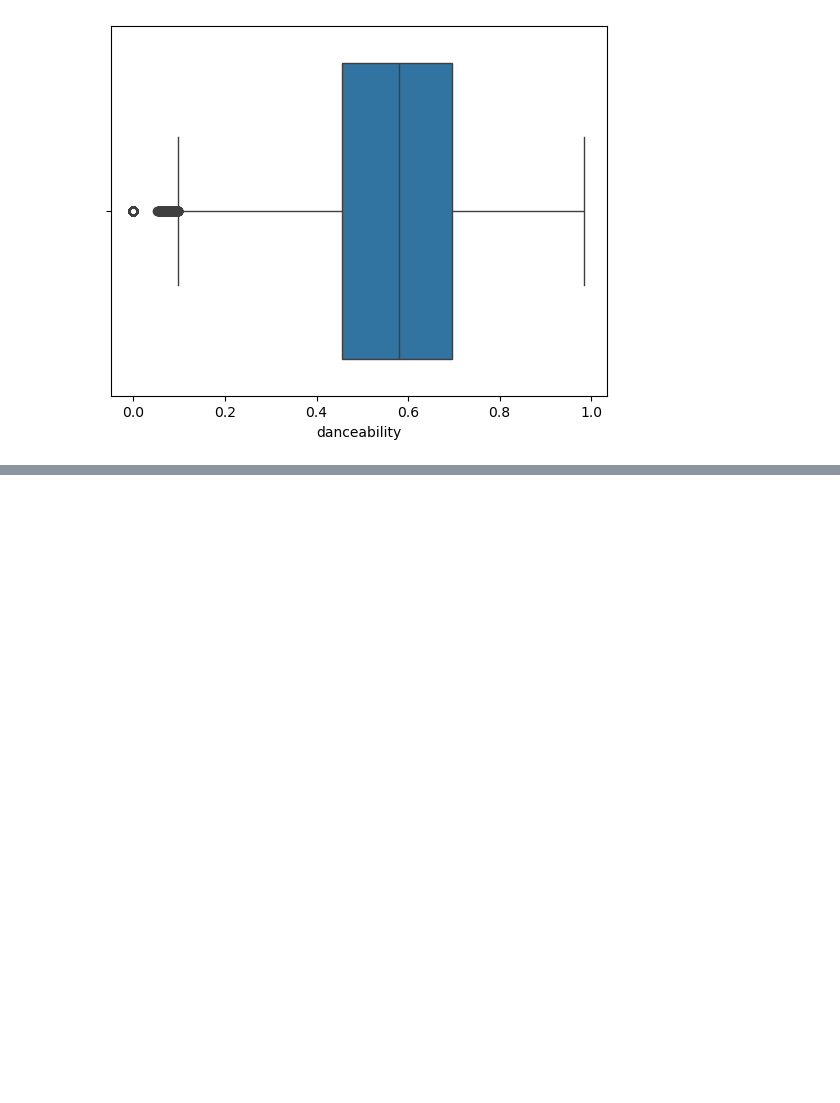
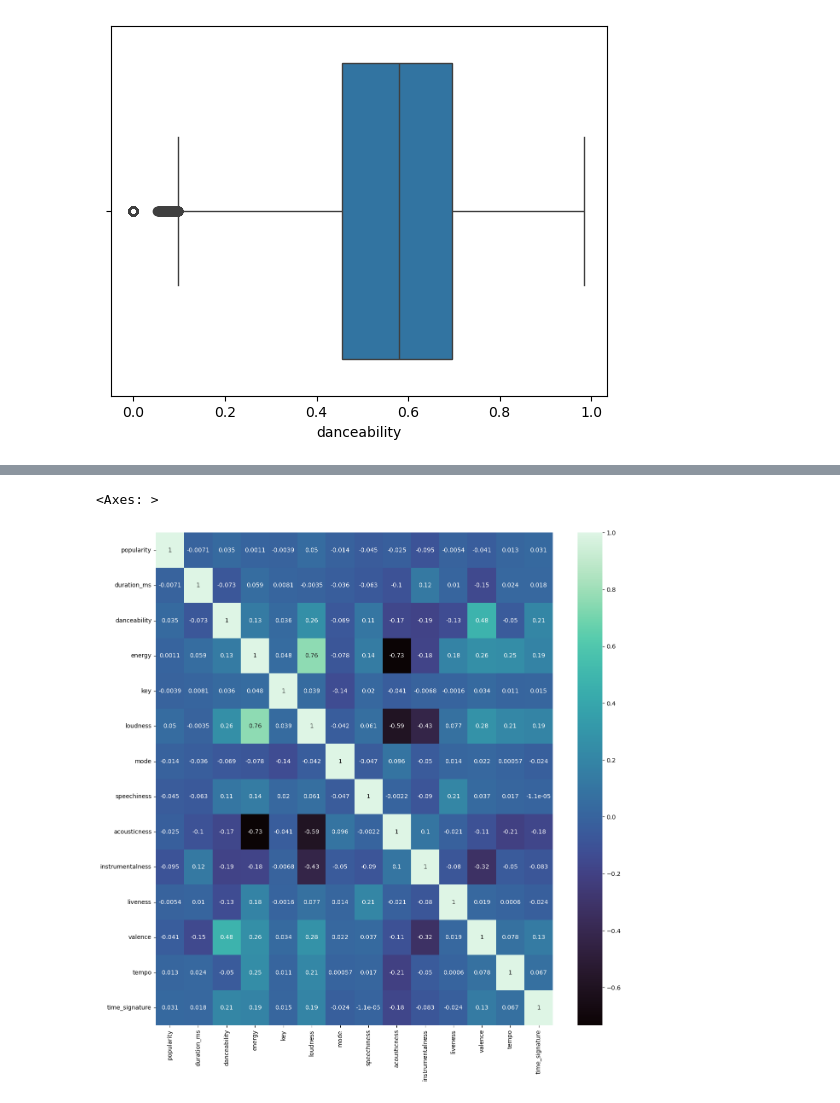
Before and after one commit to brevans25/spotify-eda-brytner, a Jupyter notebook: spotify-EDA.ipynb, the cells around one changed output, grey strips where cells are left out. Cells and saved outputs as stored; diff of their text form; code cells hidden in the pictures; blank space fills up the shorter version.

```diff
--- a/spotify-EDA.ipynb
+++ b/spotify-EDA.ipynb
@@ -129,0 +146,5 @@ sns.boxplot(x=df["danceability"])
+# %%
+# Select just the subset of variables that are numeric and store in a separate variable
+
+df_corr = df.select_dtypes(include=["int64", "float64"]).corr()
+df_corr
@@ -129,0 +173,7 @@ sns.boxplot(x=df["danceability"])
+# %%
+# Plotting a heatmap
+fig, ax = plt.subplots(figsize=(15, 15))
+sns.heatmap(df_corr, annot=True, cmap="mako")
+# %% [output]
+<Axes: >
+[figure, added]
```
Also changed, not shown: parts of 12 cells of this notebook.
